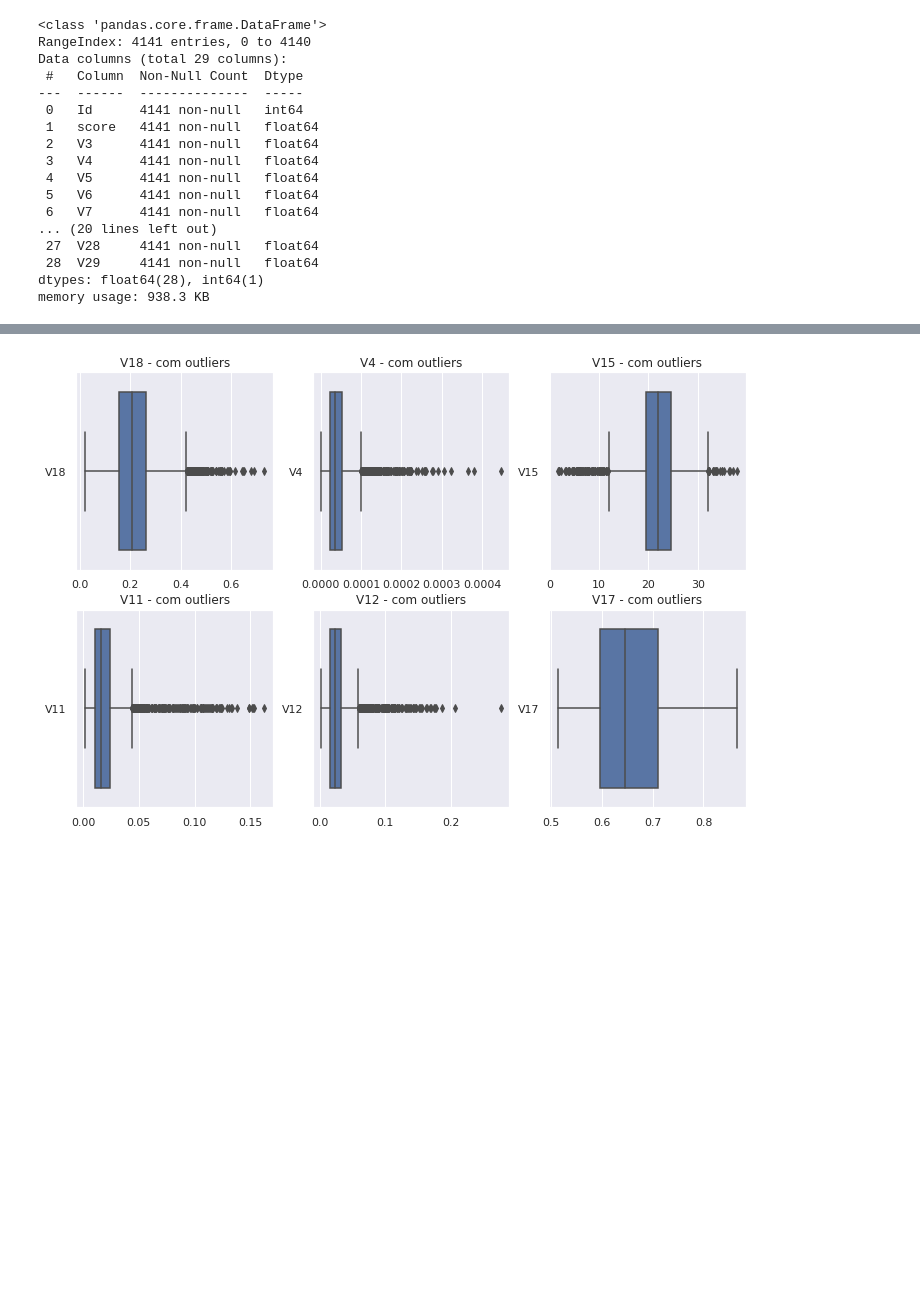
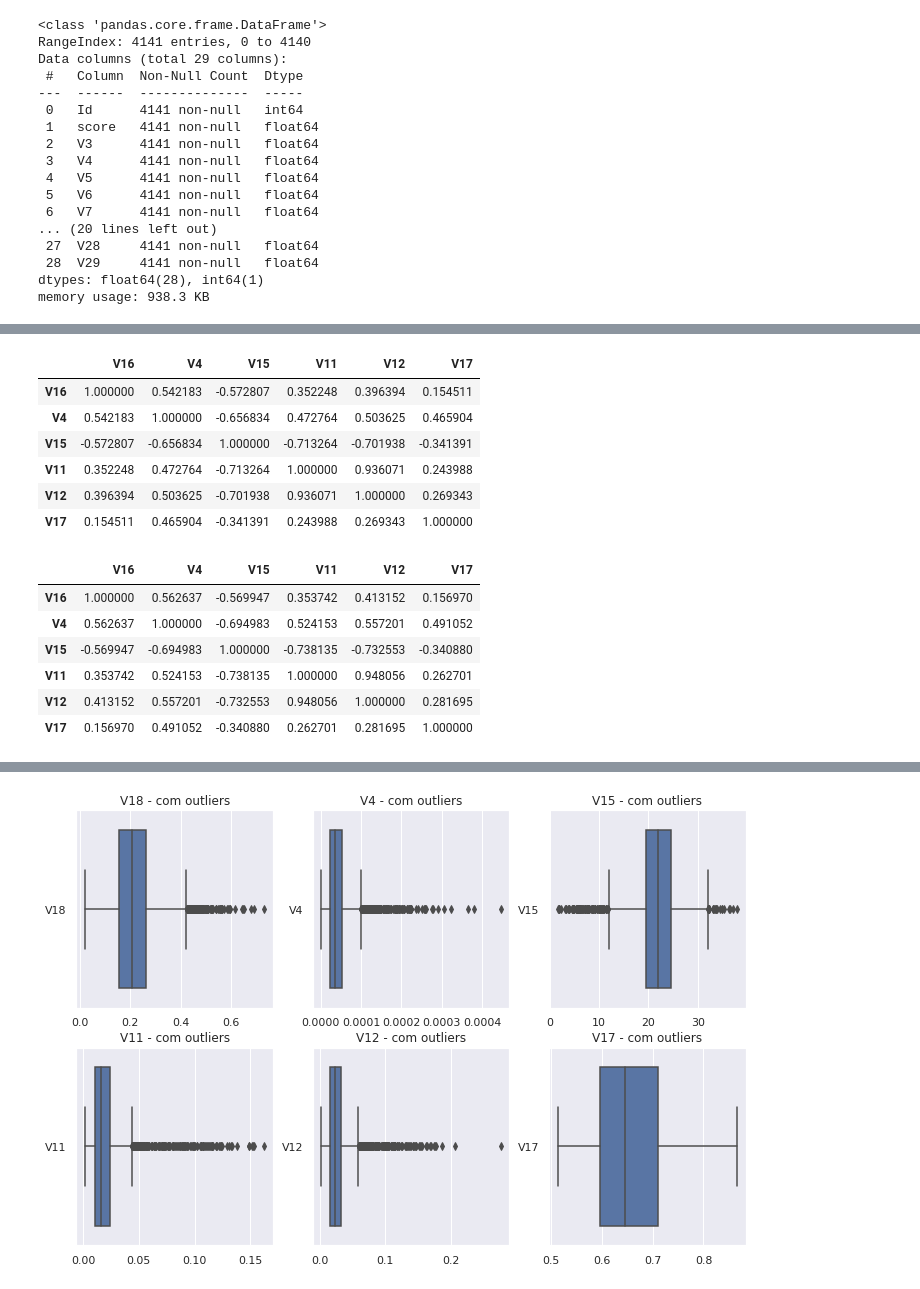
Before and after one commit to HedersonSantos/RegDatChallg, a Jupyter notebook: analise.ipynb, the cells around one changed output, grey strips where cells are left out. Saved outputs shown, nothing was run; the diff lists cells and outputs as text; code cells hidden in the pictures; blank space fills up the shorter version.

```diff
--- a/analise.ipynb
+++ b/analise.ipynb
@@ -132,3 +132,22 @@ for c in n_preditoras:
   Q3 = dados[c].quantile(0.75)
   IQR = Q3 - Q1
   dados = dados[(dados[c] >= Q1 - (IQR*1.5)) & (dados[c] <= Q3 + (IQR*1.5))]
+# %%
+#correlação
+display(dados[n_preditoras].corr('pearson'))
+display(dados[n_preditoras].corr('spearman'))
+# %% [output]
+|  | V16 | V4 | V15 | V11 | V12 | V17 |
+| V16 | 1.000000 | 0.542183 | -0.572807 | 0.352248 | 0.396394 | 0.154511 |
+| V4 | 0.542183 | 1.000000 | -0.656834 | 0.472764 | 0.503625 | 0.465904 |
+| V15 | -0.572807 | -0.656834 | 1.000000 | -0.713264 | -0.701938 | -0.341391 |
+| V11 | 0.352248 | 0.472764 | -0.713264 | 1.000000 | 0.936071 | 0.243988 |
+| V12 | 0.396394 | 0.503625 | -0.701938 | 0.936071 | 1.000000 | 0.269343 |
+| V17 | 0.154511 | 0.465904 | -0.341391 | 0.243988 | 0.269343 | 1.000000 |
+|  | V16 | V4 | V15 | V11 | V12 | V17 |
+| V16 | 1.000000 | 0.562637 | -0.569947 | 0.353742 | 0.413152 | 0.156970 |
+| V4 | 0.562637 | 1.000000 | -0.694983 | 0.524153 | 0.557201 | 0.491052 |
+| V15 | -0.569947 | -0.694983 | 1.000000 | -0.738135 | -0.732553 | -0.340880 |
+| V11 | 0.353742 | 0.524153 | -0.738135 | 1.000000 | 0.948056 | 0.262701 |
+| V12 | 0.413152 | 0.557201 | -0.732553 | 0.948056 | 1.000000 | 0.281695 |
+| V17 | 0.156970 | 0.491052 | -0.340880 | 0.262701 | 0.281695 | 1.000000 |
```
Also changed, not shown: parts of 3 cells of this notebook.
